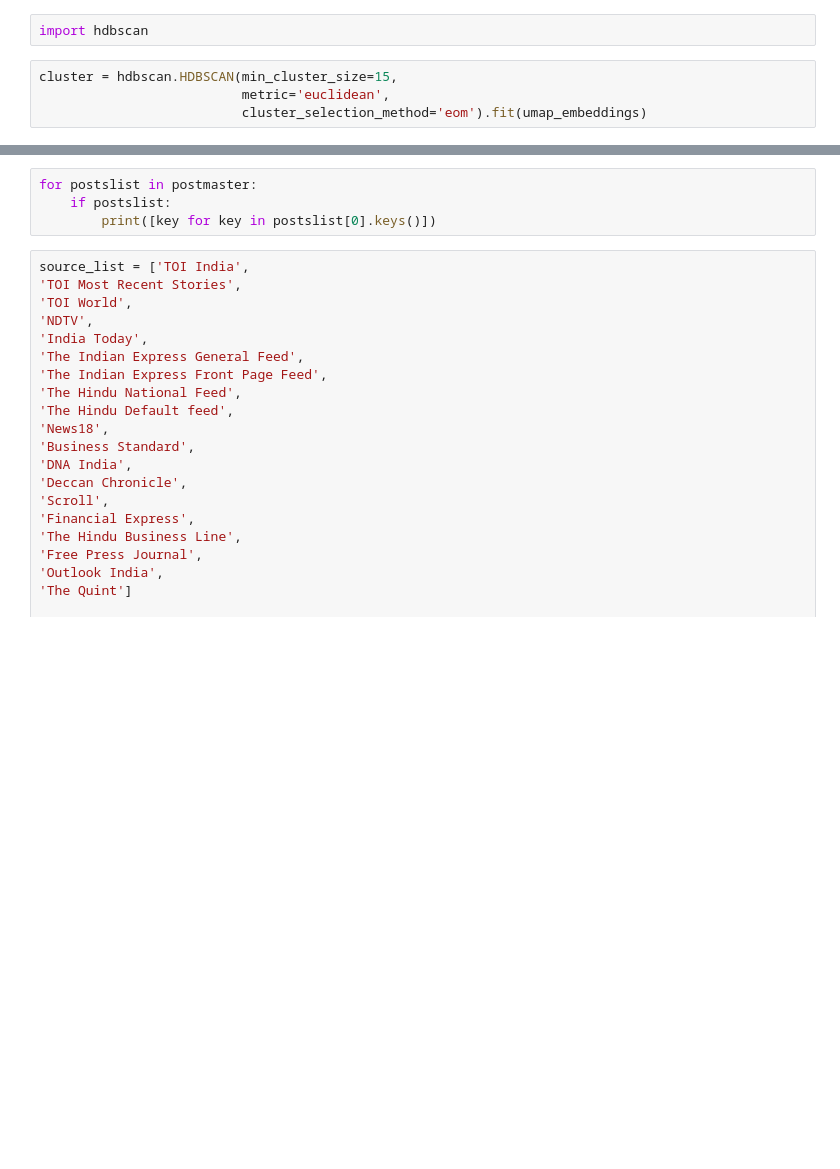
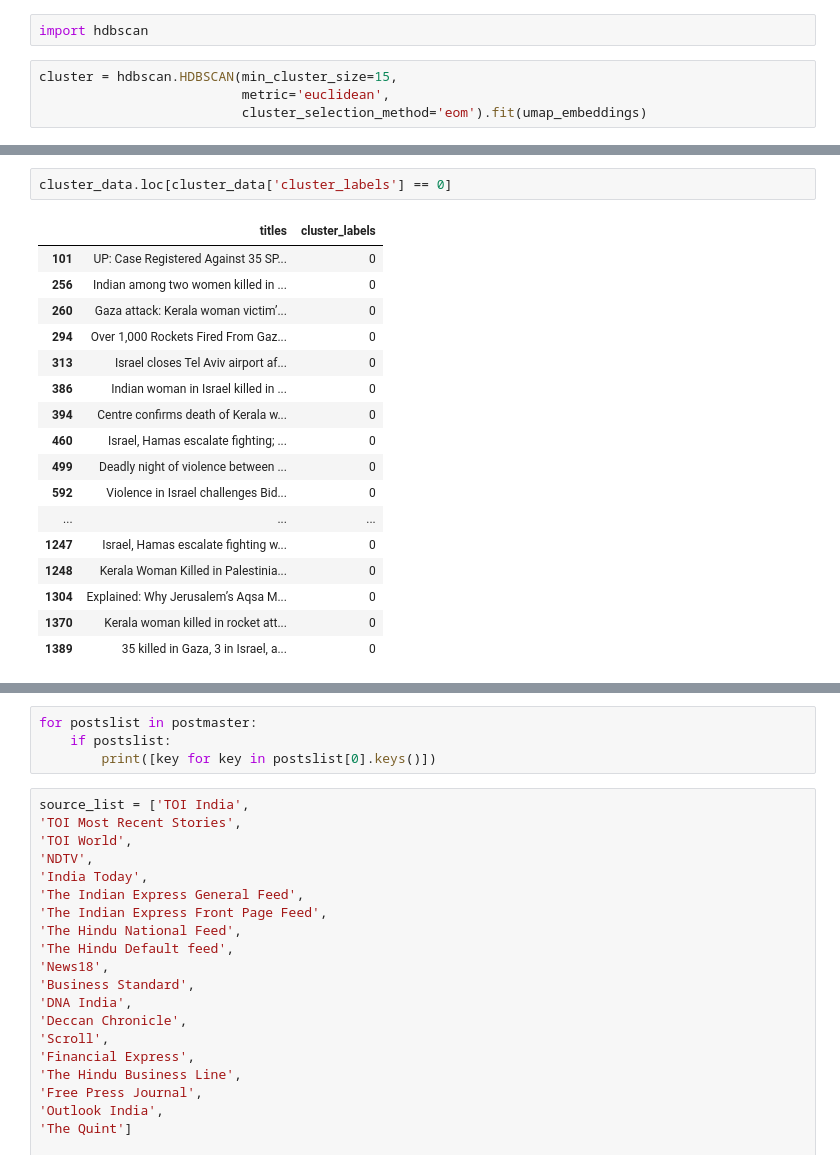
Before and after one commit to yojuna/grounded_news, a Jupyter notebook: draft_notebook.ipynb, the cells around one changed output, grey strips where cells are left out. Cells and saved outputs as stored; diff of their text form; blank space fills up the shorter version.

```diff
--- a/draft_notebook.ipynb
+++ b/draft_notebook.ipynb
@@ -102,0 +174,20 @@ cluster.condensed_tree_.plot()
+# %%
+cluster_data.loc[cluster_data['cluster_labels'] == 0]
+# %% [output]
+|  | titles | cluster_labels |
+| 101 | UP: Case Registered Against 35 SP... | 0 |
+| 256 | Indian among two women killed in ... | 0 |
+| 260 | Gaza attack: Kerala woman victim’... | 0 |
+| 294 | Over 1,000 Rockets Fired From Gaz... | 0 |
+| 313 | Israel closes Tel Aviv airport af... | 0 |
+| 386 | Indian woman in Israel killed in ... | 0 |
+| 394 | Centre confirms death of Kerala w... | 0 |
+| 460 | Israel, Hamas escalate fighting; ... | 0 |
+| 499 | Deadly night of violence between ... | 0 |
+| 592 | Violence in Israel challenges Bid... | 0 |
+| ... | ... | ... |
+| 1247 | Israel, Hamas escalate fighting w... | 0 |
+| 1248 | Kerala Woman Killed in Palestinia... | 0 |
+| 1304 | Explained: Why Jerusalem’s Aqsa M... | 0 |
+| 1370 | Kerala woman killed in rocket att... | 0 |
+| 1389 | 35 killed in Gaza, 3 in Israel, a... | 0 |
```
Also changed, not shown: parts of 21 cells of this notebook.
